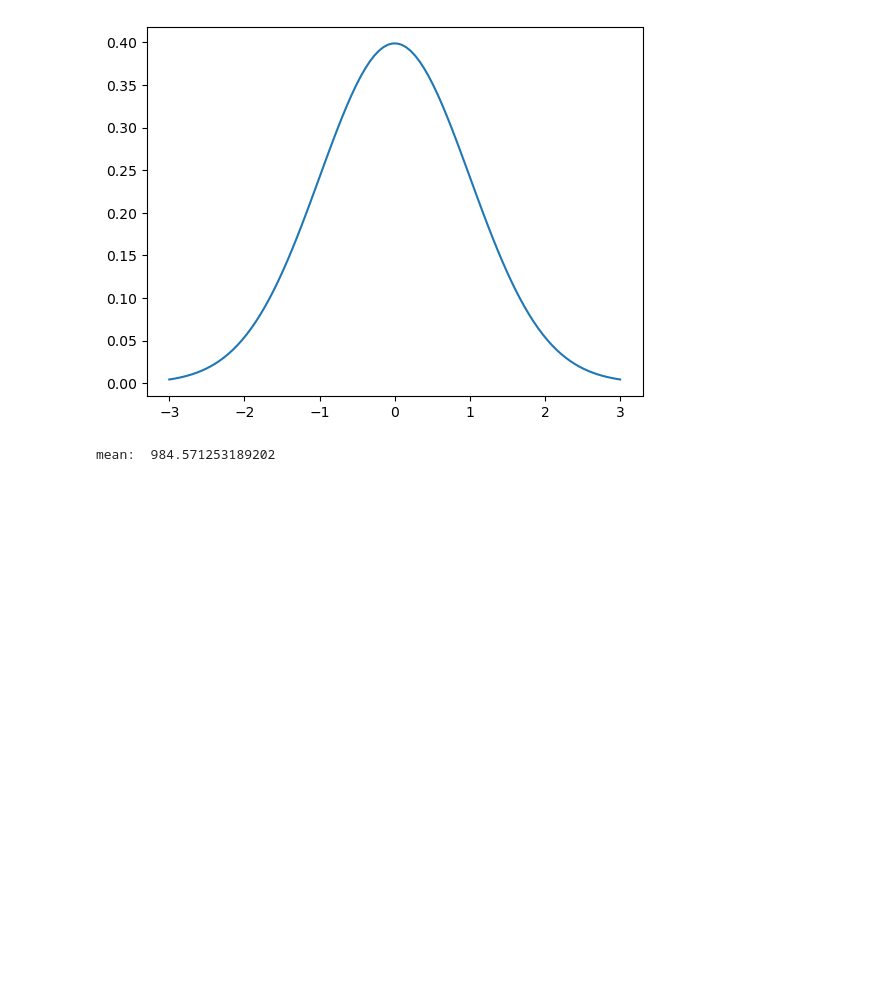
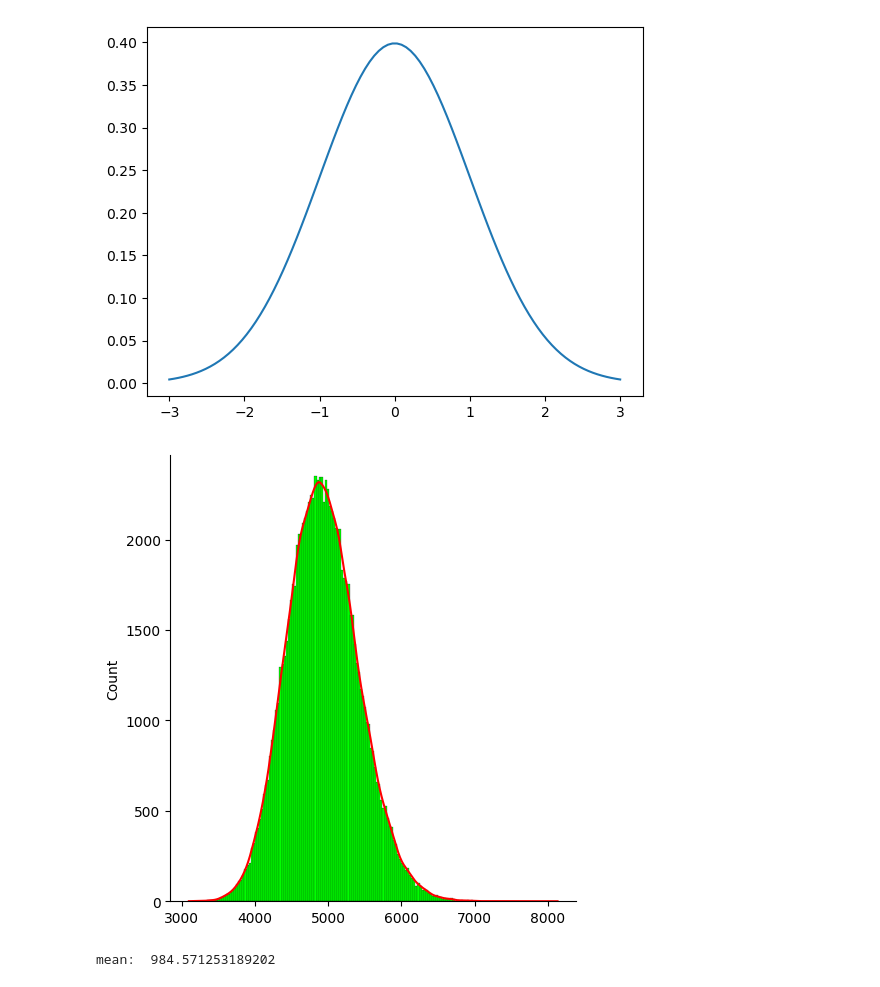
Before and after one commit to gitmystuff/DSChunks, a Jupyter notebook: Central Limit Theorem.ipynb, the cells around one changed output. Saved outputs shown, nothing was run; the diff lists cells and outputs as text; code cells hidden in the pictures; blank space fills up the shorter version.

```diff
--- a/Central Limit Theorem.ipynb
+++ b/Central Limit Theorem.ipynb
@@ -36,6 +46,15 @@ plt.plot(x, y)
 plt.show()
 # %% [output]
 [figure]
+# %%
+# list comprehension
+import numpy as np
+import seaborn as sns
+
+means = [np.random.choice(data, 100).mean() for _ in range(100000)]
+sns.displot(means, kde=True, color='red', facecolor='lime');
+# %% [output]
+[figure, added]
 # %%
 # visualize 100 sample means and histogram
 import numpy as np
```
Also changed, not shown: parts of 1 cell of this notebook.
